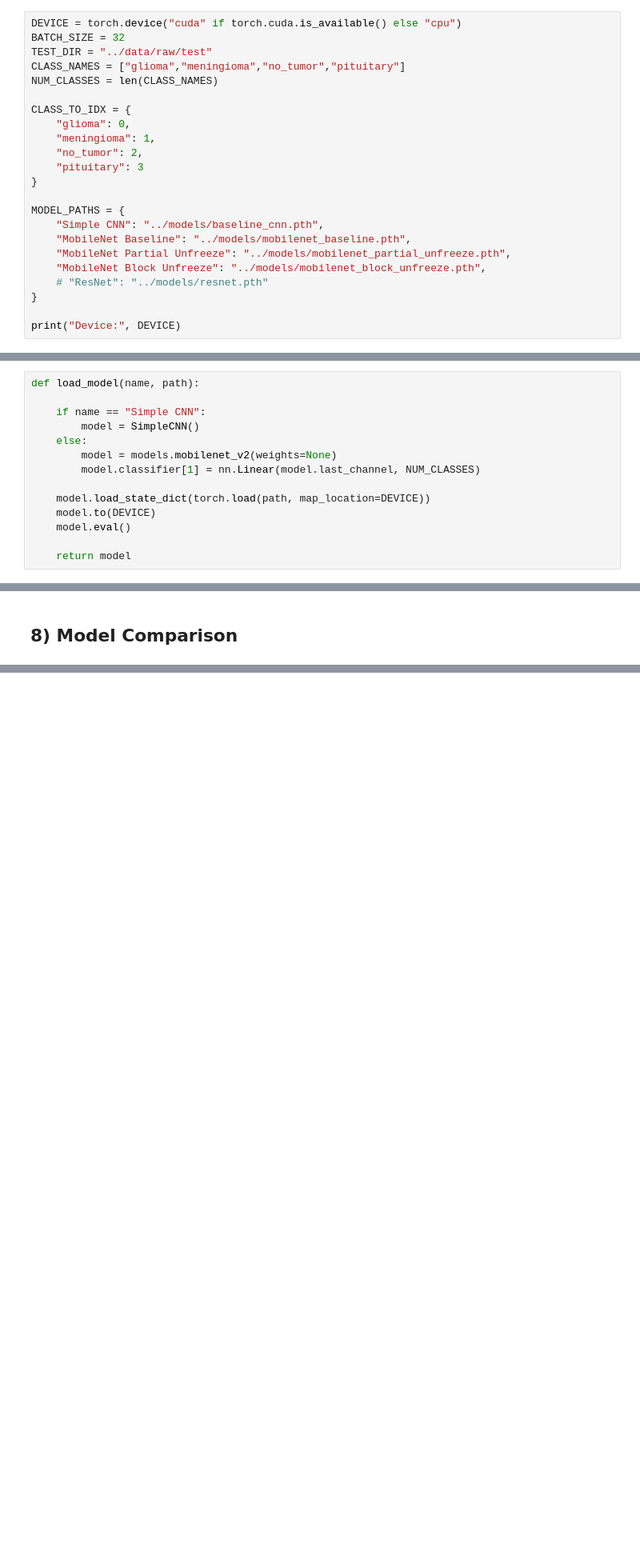
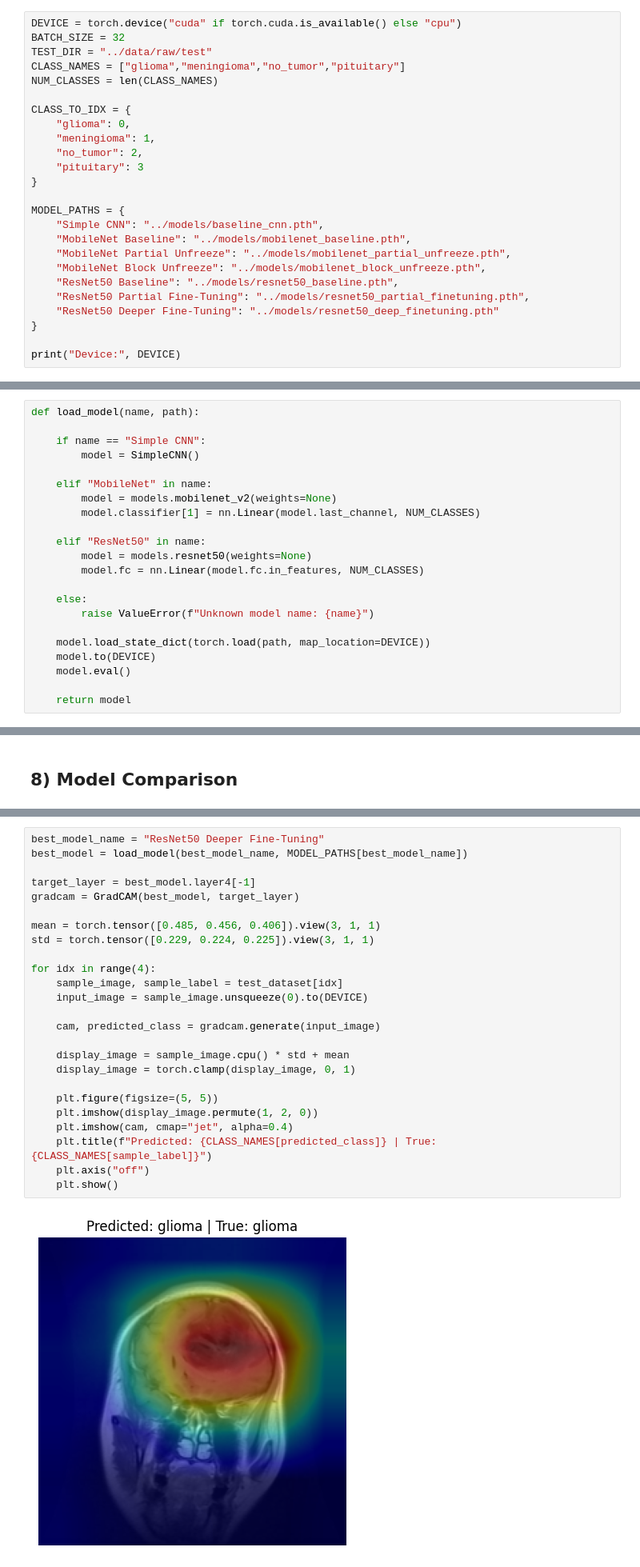
Before and after one commit to amrasmar27/brain-tumor-mri-classification, a Jupyter notebook: notebooks/evaluation.ipynb, the cells around one changed output, grey strips where cells are left out. Shown at 80% size. Drawn from its saved outputs; the diff is of its cells as text; blank space fills up the shorter version.

```diff
--- a/notebooks/evaluation.ipynb
+++ b/notebooks/evaluation.ipynb
@@ -72,7 +74,9 @@ MODEL_PATHS = {
     "MobileNet Baseline": "../models/mobilenet_baseline.pth",
     "MobileNet Partial Unfreeze": "../models/mobilenet_partial_unfreeze.pth",
     "MobileNet Block Unfreeze": "../models/mobilenet_block_unfreeze.pth",
-    # "ResNet": "../models/resnet.pth"
+    "ResNet50 Baseline": "../models/resnet50_baseline.pth",
+    "ResNet50 Partial Fine-Tuning": "../models/resnet50_partial_finetuning.pth",
+    "ResNet50 Deeper Fine-Tuning": "../models/resnet50_deep_finetuning.pth"
 }
 
 print("Device:", DEVICE)
@@ -121,9 +125,17 @@ def load_model(name, path):
 
     if name == "Simple CNN":
         model = SimpleCNN()
-    else:
+
+    elif "MobileNet" in name:
         model = models.mobilenet_v2(weights=None)
         model.classifier[1] = nn.Linear(model.last_channel, NUM_CLASSES)
+
+    elif "ResNet50" in name:
+        model = models.resnet50(weights=None)
+        model.fc = nn.Linear(model.fc.in_features, NUM_CLASSES)
+
+    else:
+        raise ValueError(f"Unknown model name: {name}")
 
     model.load_state_dict(torch.load(path, map_location=DEVICE))
     model.to(DEVICE)
@@ -349,0 +367,27 @@ print("🔥 BEST F1 SCORE:", best_score)
+# %%
+best_model_name = "ResNet50 Deeper Fine-Tuning"
+best_model = load_model(best_model_name, MODEL_PATHS[best_model_name])
+
+target_layer = best_model.layer4[-1]
+gradcam = GradCAM(best_model, target_layer)
+
+mean = torch.tensor([0.485, 0.456, 0.406]).view(3, 1, 1)
+std = torch.tensor([0.229, 0.224, 0.225]).view(3, 1, 1)
+
+for idx in range(4):
+    sample_image, sample_label = test_dataset[idx]
+    input_image = sample_image.unsqueeze(0).to(DEVICE)
+
+    cam, predicted_class = gradcam.generate(input_image)
+
+    display_image = sample_image.cpu() * std + mean
+    display_image = torch.clamp(display_image, 0, 1)
+
+    plt.figure(figsize=(5, 5))
+    plt.imshow(display_image.permute(1, 2, 0))
+    plt.imshow(cam, cmap="jet", alpha=0.4)
+    plt.title(f"Predicted: {CLASS_NAMES[predicted_class]} | True: {CLASS_NAMES[sample_label]}")
+    plt.axis("off")
+    plt.show()
+# %% [output]
+[figure, added]
```
Also changed, not shown: parts of 6 cells of this notebook, 1 other file.
